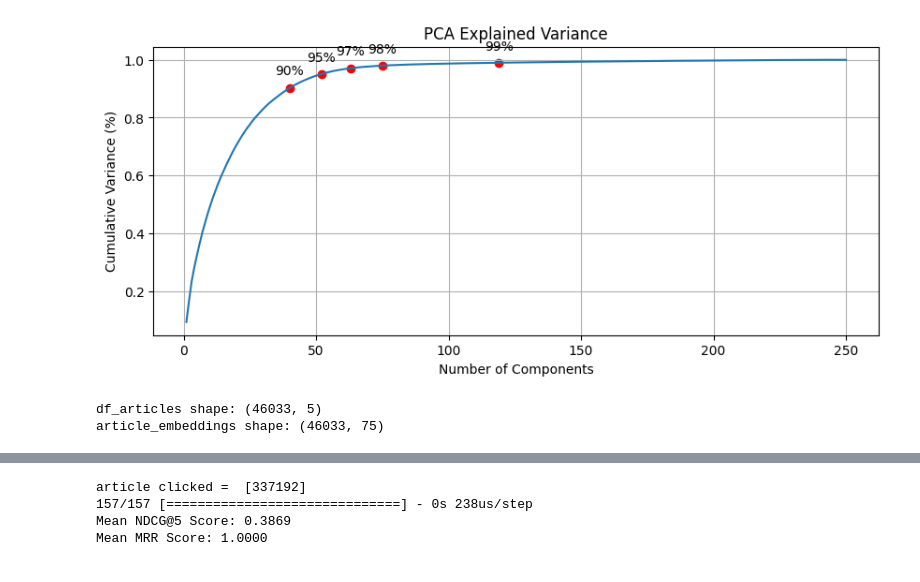
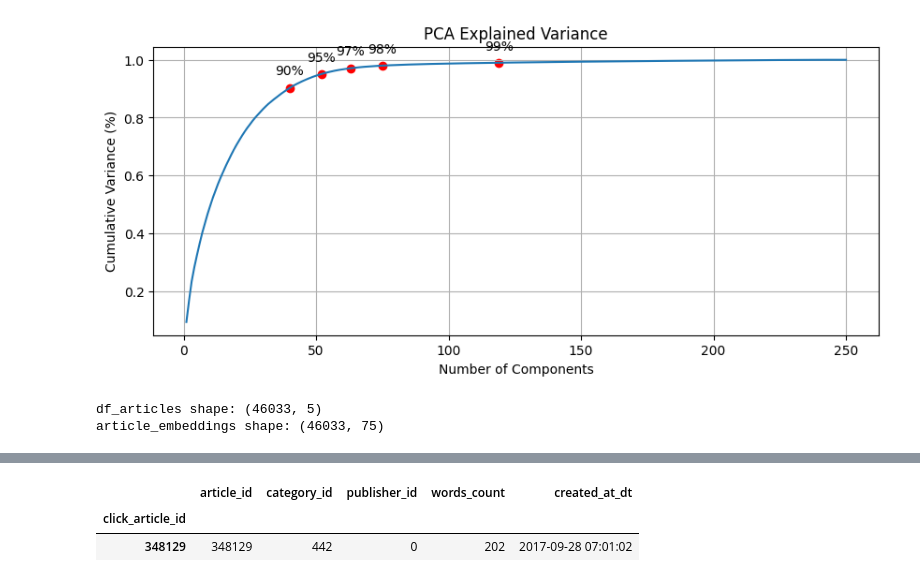
Before and after one commit to 6be709c0/oc-ai-engineer, a Jupyter notebook: OC/P10/content-based-pca-v1.ipynb, the cells around one changed output, grey strips where cells are left out. Drawn from its saved outputs; the diff is of its cells as text; code cells hidden in the pictures.

```diff
--- a/OC/P10/content-based-pca-v1.ipynb
+++ b/OC/P10/content-based-pca-v1.ipynb
@@ -309,13 +379,6 @@ df_articles[df_articles["article_id"].isin(user_profiles_test.iloc[1]["click_art
-# %%
-user_profile = user_profiles_test.iloc[1]
-print("article clicked = ", user_profile["click_article_id"])
-ndcg, top_k_recommendations, score_per_article, clicked_articles_indices = compute_ndcg_at_k(user_profile, df_articles, articles_embed_df, content_based_model, k=5)
-mrr = compute_mrr(user_profile, top_k_recommendations)
-
-print(f"Mean NDCG@5 Score: {ndcg:.4f}")
-print(f"Mean MRR Score: {mrr:.4f}")
-# %% [output]
-article clicked =  [337192]
-157/157 [==============================] - 0s 238us/step
-Mean NDCG@5 Score: 0.3869
-Mean MRR Score: 1.0000
+# %%
+df_articles[df_articles["article_id"] == 348129]
+# %% [output]
+|  | article_id | category_id | publisher_id | words_count | created_at_dt |
+| click_article_id |  |  |  |  |  |
+| 348129 | 348129 | 442 | 0 | 202 | 2017-09-28 07:01:02 |
```
Also changed, not shown: parts of 20 cells of this notebook, 1 other file.
